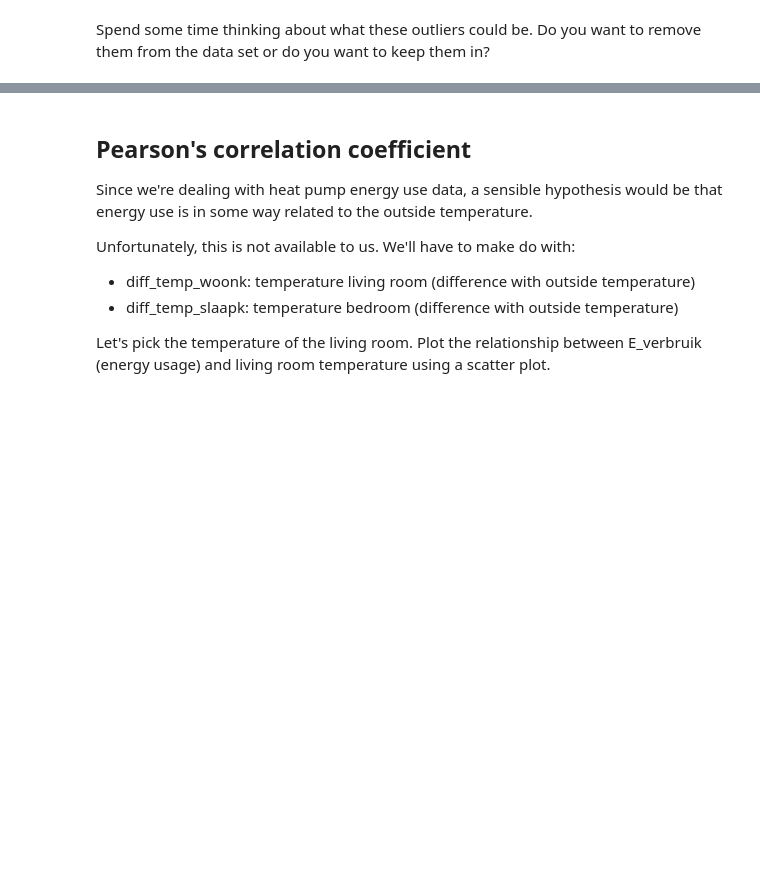
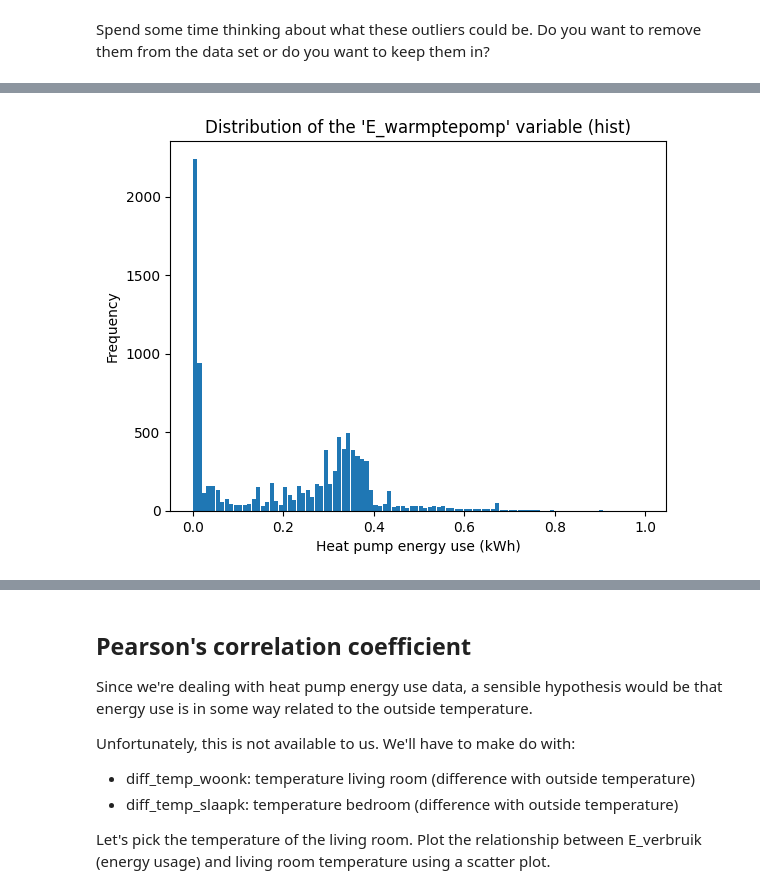
Before and after one commit to AIM-MADS-DATEXP/workshop-distributions-correlations, a Jupyter notebook: notebooks/distributions_correlations.ipynb, the cells around one changed output, grey strips where cells are left out. Saved outputs shown, nothing was run; the diff lists cells and outputs as text; code cells hidden in the pictures; blank space fills up the shorter version.

```diff
--- a/notebooks/distributions_correlations.ipynb
+++ b/notebooks/distributions_correlations.ipynb
@@ -117,0 +147,6 @@ Spend some time thinking about what these outliers could be. Do you want to remo
+# %%
+# Your code goes here.
+dfhp['E_warmtepomp'].plot.hist(bins=100, title="Distribution of the 'E_warmptepomp' variable (hist)", xlabel="Heat pump energy use (kWh)", ylabel="Frequency", rwidth=0.9)
+plt.show()
+# %% [output]
+[figure, added]
```
Also changed, not shown: parts of 11 cells of this notebook, 1 other file.
